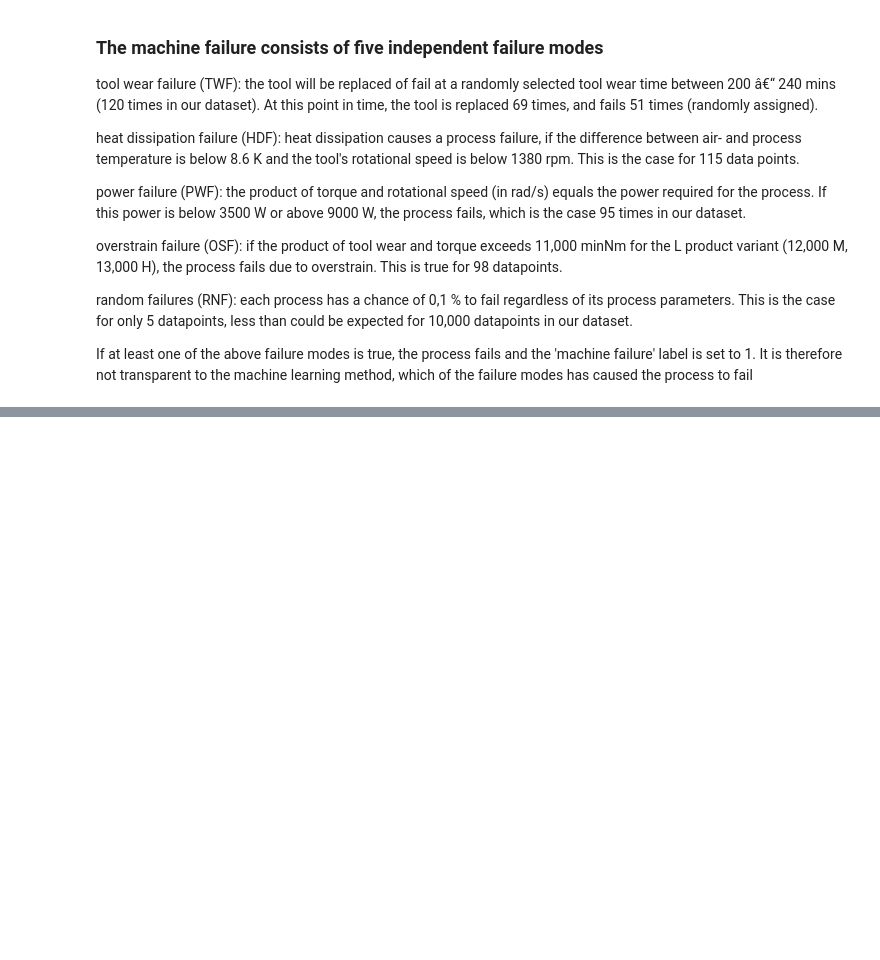
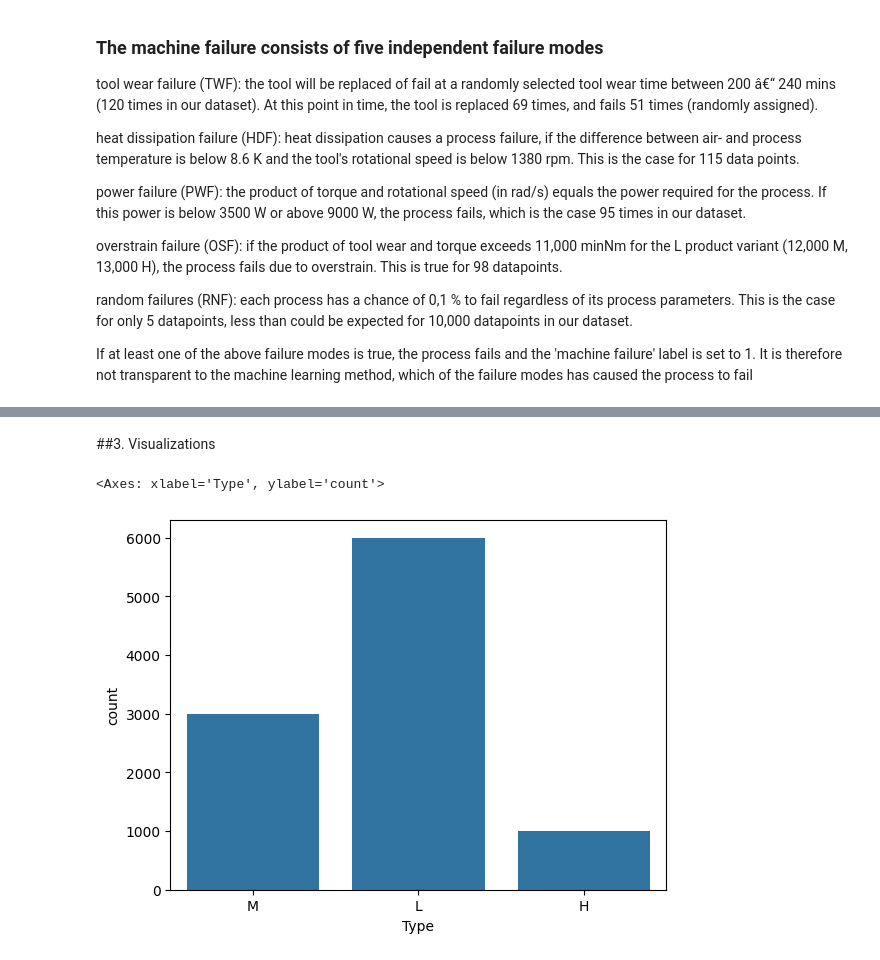
Before and after one commit to padolekrushna/predictive-maintenance, a Jupyter notebook: predictive_maintenance_project.ipynb, the cells around one changed output, grey strips where cells are left out. Cells and saved outputs as stored; diff of their text form; code cells hidden in the pictures; blank space fills up the shorter version.

```diff
--- a/predictive_maintenance_project.ipynb
+++ b/predictive_maintenance_project.ipynb
@@ -44,0 +55,3 @@ If at least one of the above failure modes is true, the process fails and the 'm
+# %%
+df = pd.read_csv('/content/data.csv')
+df
@@ -44,0 +192,4 @@ If at least one of the above failure modes is true, the process fails and the 'm
+# %%
+df['type_of_failure'].replace(np.NaN, 'no failure', inplace=True)
+df.drop(['TWF', 'HDF', 'PWF', 'OSF', 'RNF'], axis=1, inplace=True)
+df.head()
@@ -44,0 +209,7 @@ If at least one of the above failure modes is true, the process fails and the 'm
+# %% [markdown]
+##3. Visualizations
+# %%
+sns.countplot(x='Type', data=df)
+# %% [output]
+<Axes: xlabel='Type', ylabel='count'>
+[figure, added]
```
Also changed, not shown: parts of 28 cells of this notebook.
